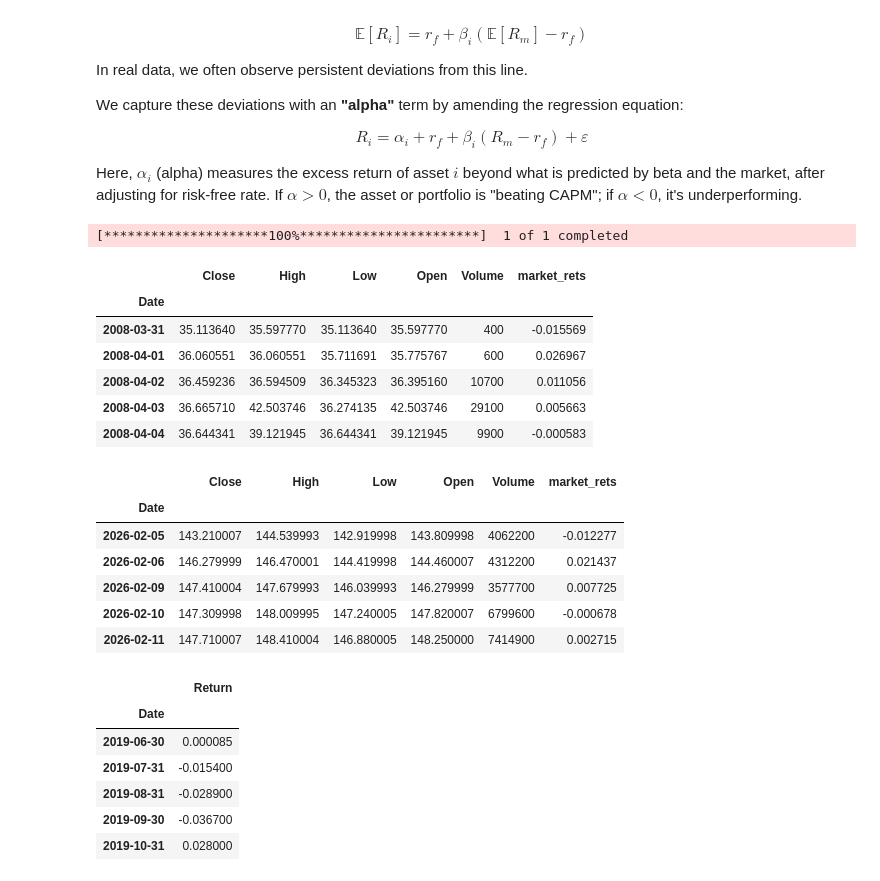
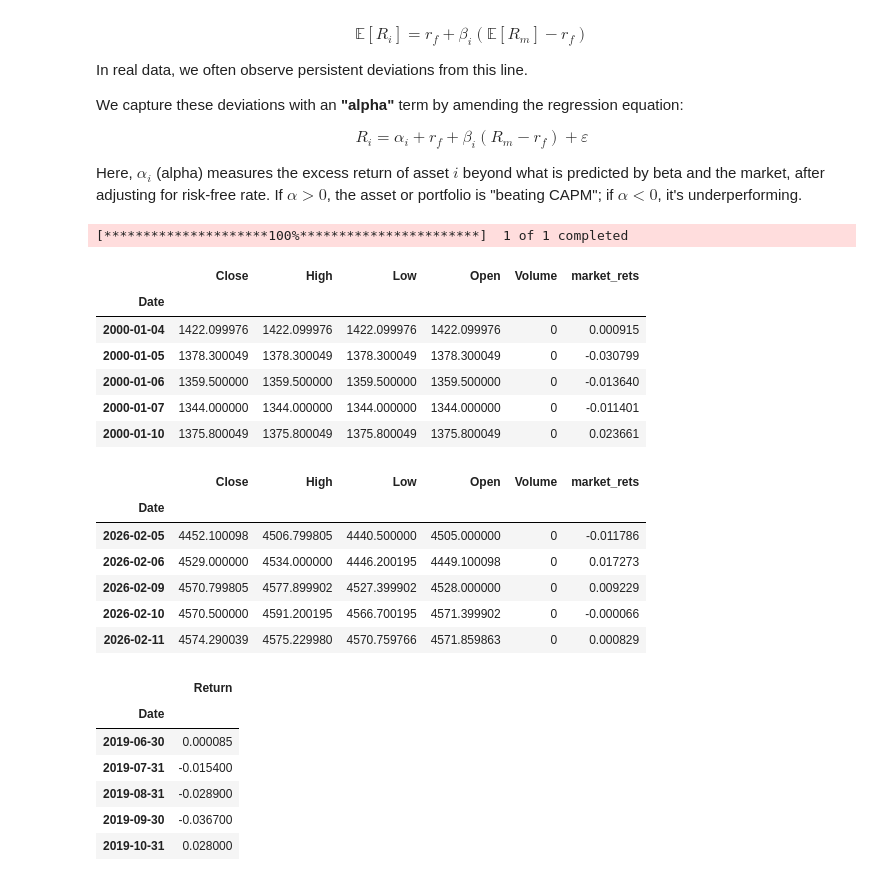
Before and after one commit to MatthewSmithseree/capm-regression_alpha-calculator, a Jupyter notebook: capm-regression.ipynb, the cells around one changed output. Drawn from its saved outputs; the diff is of its cells as text; code cells hidden in the pictures.

```diff
--- a/capm-regression.ipynb
+++ b/capm-regression.ipynb
@@ -38,27 +38,27 @@ import matplotlib.pyplot as plt
 import yfinance as yf
 # %%
 # Pull historical data from yfinance starting from the year 2000
-market_data = yf.download("ACWI", start="2000-01-01", multi_level_index=False) #MSCI ACWI index
+market_data = yf.download("^990100-USD-STRD", start="2000-01-01", multi_level_index=False)
 market_data['market_rets'] = market_data['Close'].pct_change()
 market_data = market_data.dropna()
 display(market_data.head())
 display(market_data.tail())
 # %% [output]
 [*********************100%***********************]  1 of 1 completed
 |  | Close | High | Low | Open | Volume | market_rets |
 | Date |  |  |  |  |  |  |
-| 2008-03-31 | 35.113640 | 35.597770 | 35.113640 | 35.597770 | 400 | -0.015569 |
-| 2008-04-01 | 36.060551 | 36.060551 | 35.711691 | 35.775767 | 600 | 0.026967 |
-| 2008-04-02 | 36.459236 | 36.594509 | 36.345323 | 36.395160 | 10700 | 0.011056 |
-| 2008-04-03 | 36.665710 | 42.503746 | 36.274135 | 42.503746 | 29100 | 0.005663 |
-| 2008-04-04 | 36.644341 | 39.121945 | 36.644341 | 39.121945 | 9900 | -0.000583 |
+| 2000-01-04 | 1422.099976 | 1422.099976 | 1422.099976 | 1422.099976 | 0 | 0.000915 |
+| 2000-01-05 | 1378.300049 | 1378.300049 | 1378.300049 | 1378.300049 | 0 | -0.030799 |
+| 2000-01-06 | 1359.500000 | 1359.500000 | 1359.500000 | 1359.500000 | 0 | -0.013640 |
+| 2000-01-07 | 1344.000000 | 1344.000000 | 1344.000000 | 1344.000000 | 0 | -0.011401 |
+| 2000-01-10 | 1375.800049 | 1375.800049 | 1375.800049 | 1375.800049 | 0 | 0.023661 |
 |  | Close | High | Low | Open | Volume | market_rets |
 | Date |  |  |  |  |  |  |
-| 2026-02-05 | 143.210007 | 144.539993 | 142.919998 | 143.809998 | 4062200 | -0.012277 |
-| 2026-02-06 | 146.279999 | 146.470001 | 144.419998 | 144.460007 | 4312200 | 0.021437 |
-| 2026-02-09 | 147.410004 | 147.679993 | 146.039993 | 146.279999 | 3577700 | 0.007725 |
-| 2026-02-10 | 147.309998 | 148.009995 | 147.240005 | 147.820007 | 6799600 | -0.000678 |
-| 2026-02-11 | 147.710007 | 148.410004 | 146.880005 | 148.250000 | 7414900 | 0.002715 |
+| 2026-02-05 | 4452.100098 | 4506.799805 | 4440.500000 | 4505.000000 | 0 | -0.011786 |
+| 2026-02-06 | 4529.000000 | 4534.000000 | 4446.200195 | 4449.100098 | 0 | 0.017273 |
+| 2026-02-09 | 4570.799805 | 4577.899902 | 4527.399902 | 4528.000000 | 0 | 0.009229 |
+| 2026-02-10 | 4570.500000 | 4591.200195 | 4566.700195 | 4571.399902 | 0 | -0.000066 |
+| 2026-02-11 | 4574.290039 | 4575.229980 | 4570.759766 | 4571.859863 | 0 | 0.000829 |
 # %%
 #Get returns data (depends on fund)
 fund_data = pd.read_csv("C:/Users/admin/Desktop/Python Projects/parkman-healthcare-partners_returns.csv")
```
Also changed, not shown: parts of 2 cells of this notebook, 1 other file.
